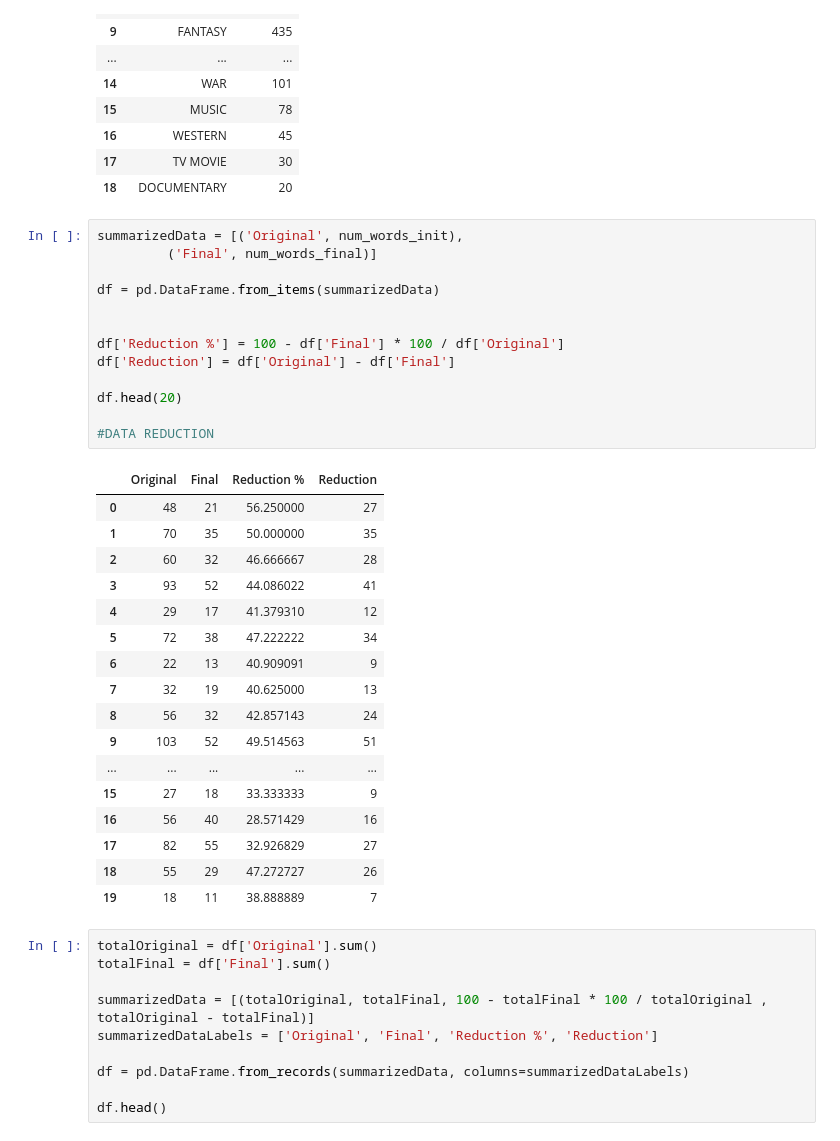
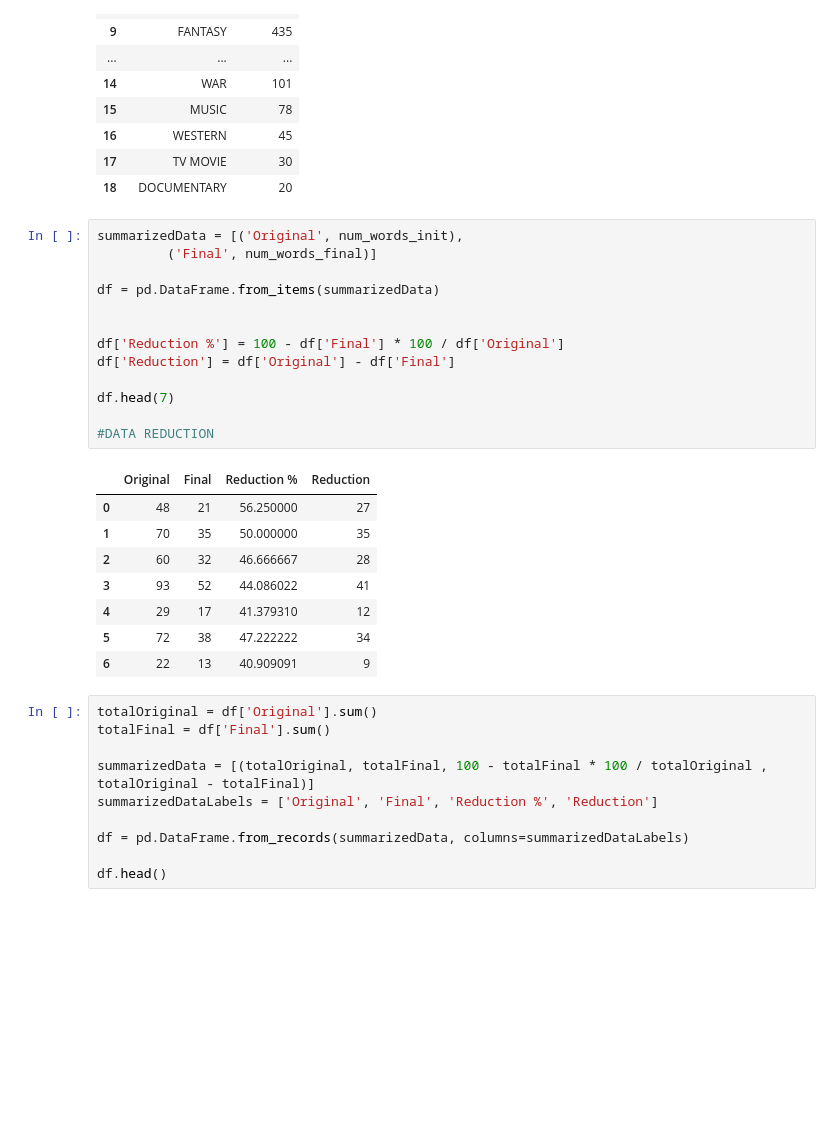
Before and after one commit to bosp86/NLP, a Jupyter notebook: notebooks/experimento 1/Experimento 1.ipynb, the cells around one changed output. Cells and saved outputs as stored; diff of their text form; blank space fills up the shorter version.

```diff
--- a/notebooks/experimento 1/Experimento 1.ipynb
+++ b/notebooks/experimento 1/Experimento 1.ipynb
@@ -74,34 +74,25 @@ genreDescriptionDf.head(30)
 # %%
 summarizedData = [('Original', num_words_init),
          ('Final', num_words_final)]
 
 df = pd.DataFrame.from_items(summarizedData)
 
 
 df['Reduction %'] = 100 - df['Final'] * 100 / df['Original']
 df['Reduction'] = df['Original'] - df['Final']
 
-df.head(20)
+df.head(7)
 
 #DATA REDUCTION
 # %% [output]
 |  | Original | Final | Reduction % | Reduction |
 | 0 | 48 | 21 | 56.250000 | 27 |
 | 1 | 70 | 35 | 50.000000 | 35 |
 | 2 | 60 | 32 | 46.666667 | 28 |
 | 3 | 93 | 52 | 44.086022 | 41 |
 | 4 | 29 | 17 | 41.379310 | 12 |
 | 5 | 72 | 38 | 47.222222 | 34 |
 | 6 | 22 | 13 | 40.909091 | 9 |
-| 7 | 32 | 19 | 40.625000 | 13 |
-| 8 | 56 | 32 | 42.857143 | 24 |
-| 9 | 103 | 52 | 49.514563 | 51 |
-| ... | ... | ... | ... | ... |
-| 15 | 27 | 18 | 33.333333 | 9 |
-| 16 | 56 | 40 | 28.571429 | 16 |
-| 17 | 82 | 55 | 32.926829 | 27 |
-| 18 | 55 | 29 | 47.272727 | 26 |
-| 19 | 18 | 11 | 38.888889 | 7 |
 # %%
 totalOriginal = df['Original'].sum()
 totalFinal = df['Final'].sum()
```
Also changed, not shown: parts of 3 cells of this notebook, 1 other file.
